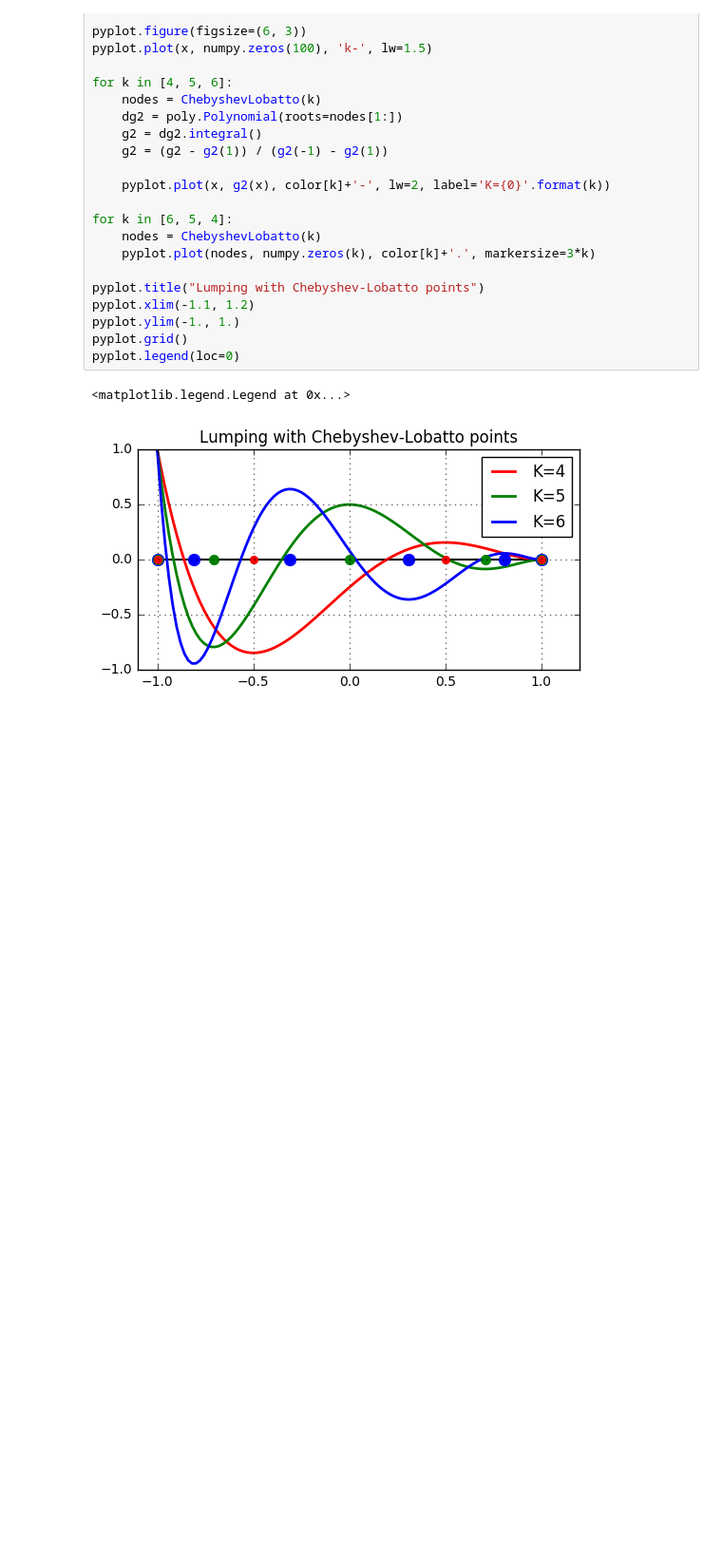
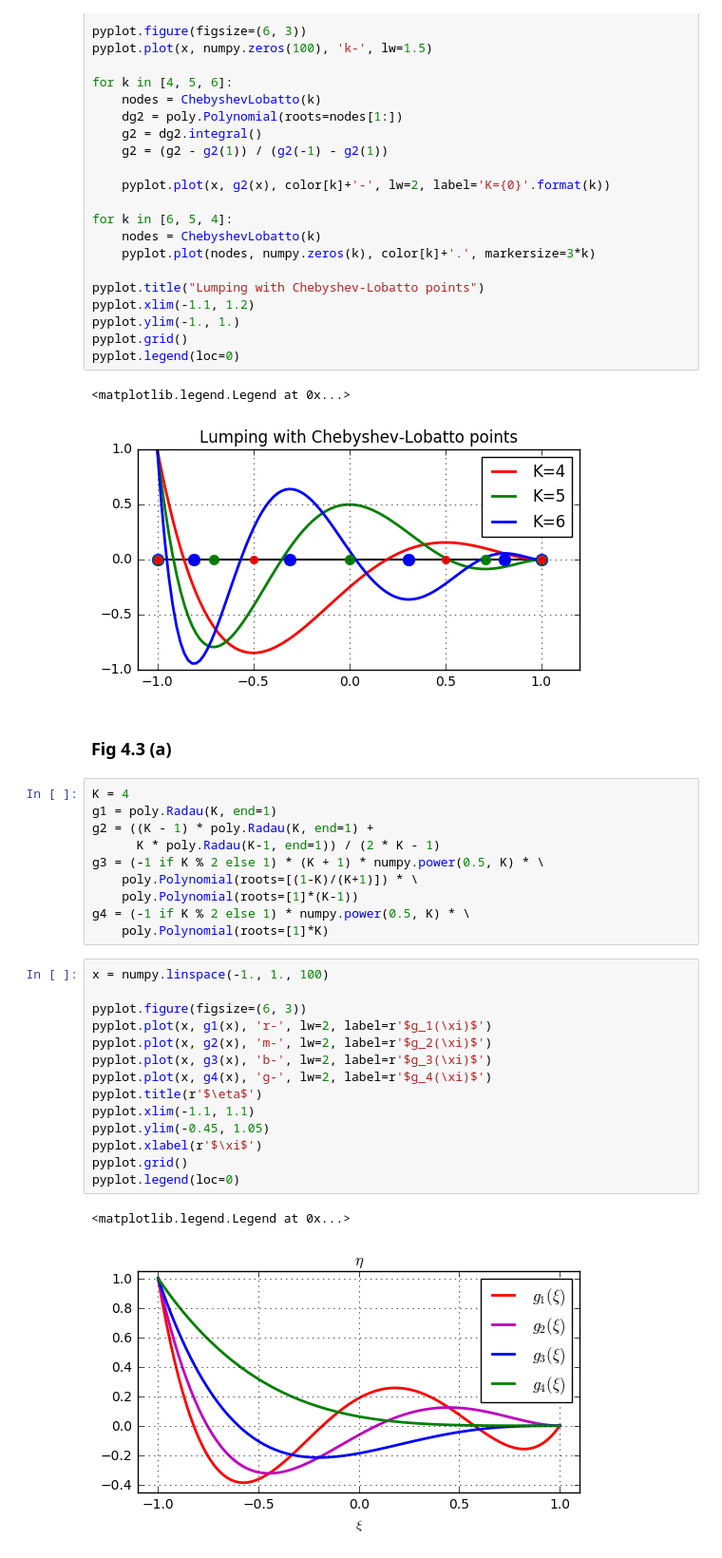
Before and after one commit to piyueh/SEM-Toolbox, a Jupyter notebook: Huynh2007/Fig4.1-4.3.ipynb, the cells around one changed output. Shown: that part at 95% size. Cells and saved outputs as stored; diff of their text form; blank space fills up the shorter version.

```diff
--- a/Huynh2007/Fig4.1-4.3.ipynb
+++ b/Huynh2007/Fig4.1-4.3.ipynb
@@ -112,3 +112,32 @@ pyplot.legend(loc=0)
 # %% [output]
 <matplotlib.legend.Legend at 0x...>
 [figure]
+# %% [markdown]
+### Fig 4.3 (a)
+# %%
+K = 4
+g1 = poly.Radau(K, end=1)
+g2 = ((K - 1) * poly.Radau(K, end=1) +
+      K * poly.Radau(K-1, end=1)) / (2 * K - 1)
+g3 = (-1 if K % 2 else 1) * (K + 1) * numpy.power(0.5, K) * \
+    poly.Polynomial(roots=[(1-K)/(K+1)]) * \
+    poly.Polynomial(roots=[1]*(K-1))
+g4 = (-1 if K % 2 else 1) * numpy.power(0.5, K) * \
+    poly.Polynomial(roots=[1]*K)
+# %%
+x = numpy.linspace(-1., 1., 100)
+
+pyplot.figure(figsize=(6, 3))
+pyplot.plot(x, g1(x), 'r-', lw=2, label=r'$g_1(\xi)$')
+pyplot.plot(x, g2(x), 'm-', lw=2, label=r'$g_2(\xi)$')
+pyplot.plot(x, g3(x), 'b-', lw=2, label=r'$g_3(\xi)$')
+pyplot.plot(x, g4(x), 'g-', lw=2, label=r'$g_4(\xi)$')
+pyplot.title(r'$\eta$')
+pyplot.xlim(-1.1, 1.1)
+pyplot.ylim(-0.45, 1.05)
+pyplot.xlabel(r'$\xi$')
+pyplot.grid()
+pyplot.legend(loc=0)
+# %% [output]
+<matplotlib.legend.Legend at 0x...>
+[figure, added]
```
Also changed, not shown: parts of 3 cells of this notebook.
